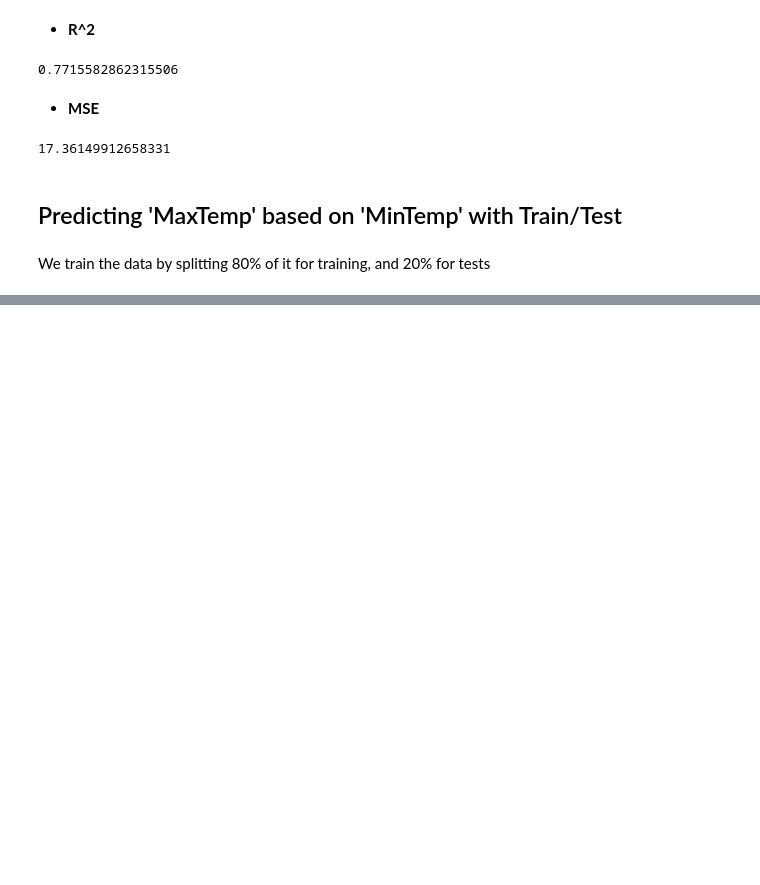
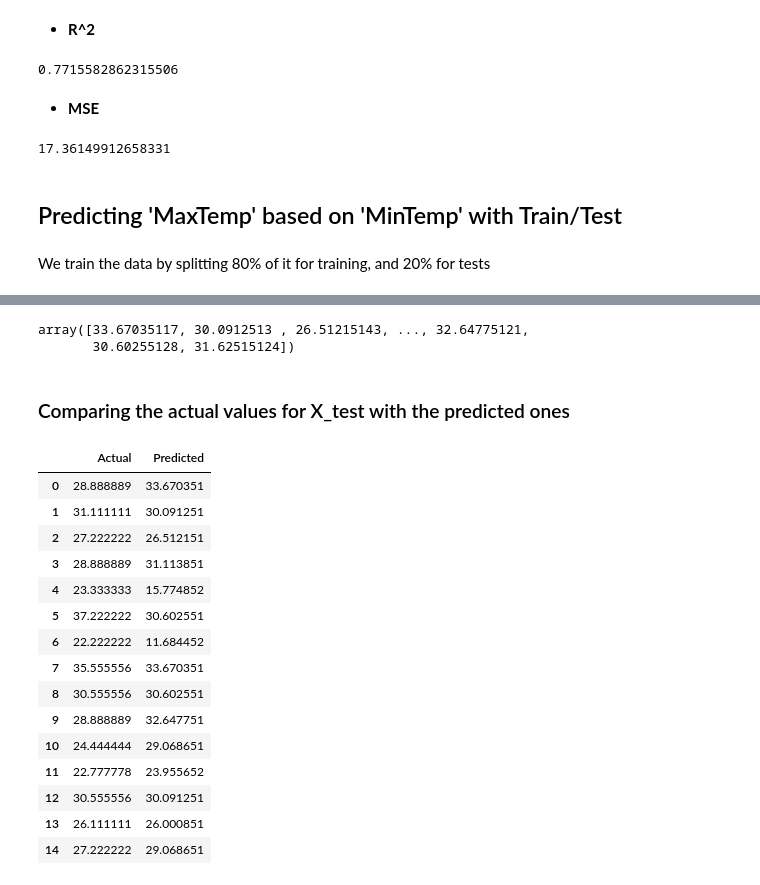
Before and after one commit to chikoungoun/IBM-Courses, a Jupyter notebook: xSklearn/Aerial Bombing - Toward Datascience.ipynb, the cells around one changed output, grey strips where cells are left out. Cells and saved outputs as stored; diff of their text form; code cells hidden in the pictures; blank space fills up the shorter version.

Commit message:
Training and Testing the data

```diff
--- a/xSklearn/Aerial Bombing - Toward Datascience.ipynb
+++ b/xSklearn/Aerial Bombing - Toward Datascience.ipynb
@@ -156,4 +156,4 @@ We train the data by splitting 80% of it for training, and 20% for tests
 # %%
 from sklearn.model_selection import train_test_split
 # %%
-X_train, Y_test, Y_train,Y_test = train_test_split(X,Y,test_size=0.2,random_state=0)
+X_train, X_test, Y_train,Y_test = train_test_split(X,Y,test_size=0.2,random_state=0)
@@ -159,0 +226,3 @@ X_train, Y_test, Y_train,Y_test = train_test_split(X,Y,test_size=0.2,random_stat
+# %%
+lm = LinearRegression()
+lm.fit(X_train,Y_train)
@@ -159,0 +242,2 @@ X_train, Y_test, Y_train,Y_test = train_test_split(X,Y,test_size=0.2,random_stat
+# %%
+y_pred = lm.predict(X_test)
@@ -159,0 +254,28 @@ X_train, Y_test, Y_train,Y_test = train_test_split(X,Y,test_size=0.2,random_stat
+# %%
+y_pred.flatten()
+# %% [output]
+array([33.67035117, 30.0912513 , 26.51215143, ..., 32.64775121,
+       30.60255128, 31.62515124])
+# %% [markdown]
+### Comparing the actual values for X_test with the predicted ones
+# %%
+df2 = pd.DataFrame({'Actual':Y_test.to_numpy().flatten(),'Predicted':y_pred.flatten()})
+# %%
+df2.head(15)
+# %% [output]
+|  | Actual | Predicted |
+| 0 | 28.888889 | 33.670351 |
+| 1 | 31.111111 | 30.091251 |
+| 2 | 27.222222 | 26.512151 |
+| 3 | 28.888889 | 31.113851 |
+| 4 | 23.333333 | 15.774852 |
+| 5 | 37.222222 | 30.602551 |
+| 6 | 22.222222 | 11.684452 |
+| 7 | 35.555556 | 33.670351 |
+| 8 | 30.555556 | 30.602551 |
+| 9 | 28.888889 | 32.647751 |
+| 10 | 24.444444 | 29.068651 |
+| 11 | 22.777778 | 23.955652 |
+| 12 | 30.555556 | 30.091251 |
+| 13 | 26.111111 | 26.000851 |
+| 14 | 27.222222 | 29.068651 |
```
Also changed, not shown: parts of 10 cells of this notebook.
